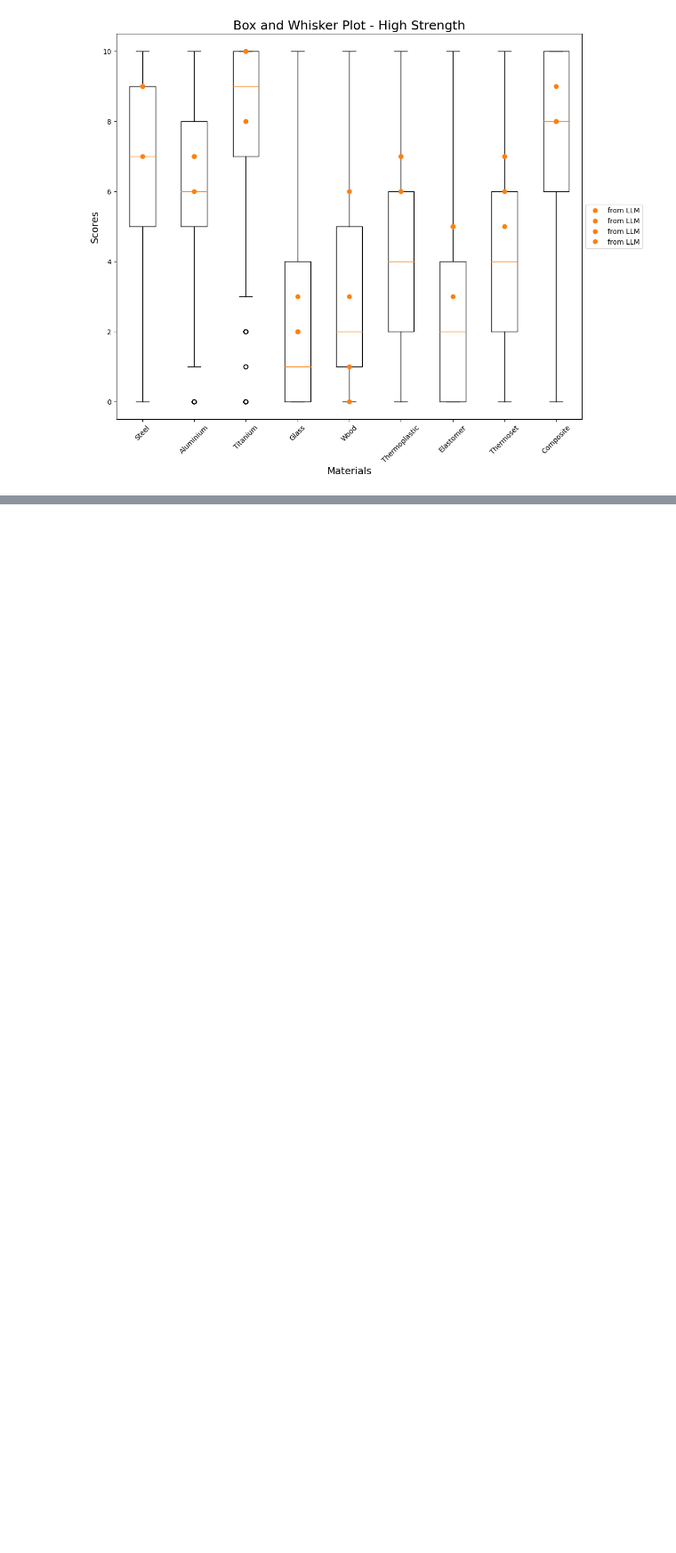
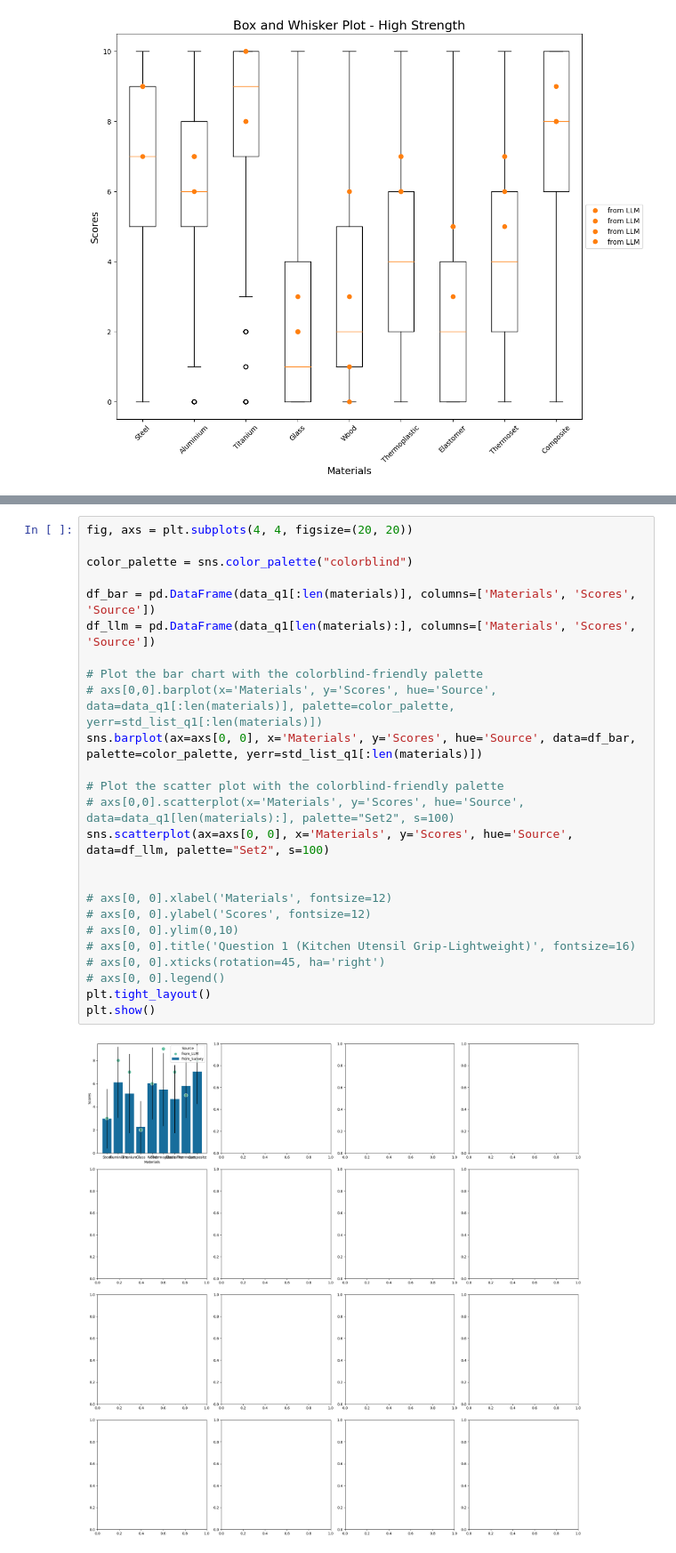
Before and after one commit to cmudrc/LLM-for-Material-Selection, a Jupyter notebook: Comparison Notebooks/SurveyLLM comparison.ipynb, the cells around one changed output, grey strips where cells are left out. Shown at 89% size. Cells and saved outputs as stored; diff of their text form; blank space fills up the shorter version.

Commit message:
Added question wise

```diff
--- a/Comparison Notebooks/SurveyLLM comparison.ipynb
+++ b/Comparison Notebooks/SurveyLLM comparison.ipynb
@@ -2987,0 +3191,27 @@ plt.show()
+# %%
+fig, axs = plt.subplots(4, 4, figsize=(20, 20))
+
+color_palette = sns.color_palette("colorblind")
+
+df_bar = pd.DataFrame(data_q1[:len(materials)], columns=['Materials', 'Scores', 'Source'])
+df_llm = pd.DataFrame(data_q1[len(materials):], columns=['Materials', 'Scores', 'Source'])
+
+# Plot the bar chart with the colorblind-friendly palette
+# axs[0,0].barplot(x='Materials', y='Scores', hue='Source', data=data_q1[:len(materials)], palette=color_palette, yerr=std_list_q1[:len(materials)])
+sns.barplot(ax=axs[0, 0], x='Materials', y='Scores', hue='Source', data=df_bar, palette=color_palette, yerr=std_list_q1[:len(materials)])
+
+# Plot the scatter plot with the colorblind-friendly palette
+# axs[0,0].scatterplot(x='Materials', y='Scores', hue='Source', data=data_q1[len(materials):], palette="Set2", s=100)
+sns.scatterplot(ax=axs[0, 0], x='Materials', y='Scores', hue='Source', data=df_llm, palette="Set2", s=100)
+
+
+# axs[0, 0].xlabel('Materials', fontsize=12)
+# axs[0, 0].ylabel('Scores', fontsize=12)
+# axs[0, 0].ylim(0,10)
+# axs[0, 0].title('Question 1 (Kitchen Utensil Grip-Lightweight)', fontsize=16)
+# axs[0, 0].xticks(rotation=45, ha='right')
+# axs[0, 0].legend()
+plt.tight_layout()
+plt.show()
+# %% [output]
+[figure, added]
```
Also changed, not shown: parts of 6 cells of this notebook, 1 other file.
